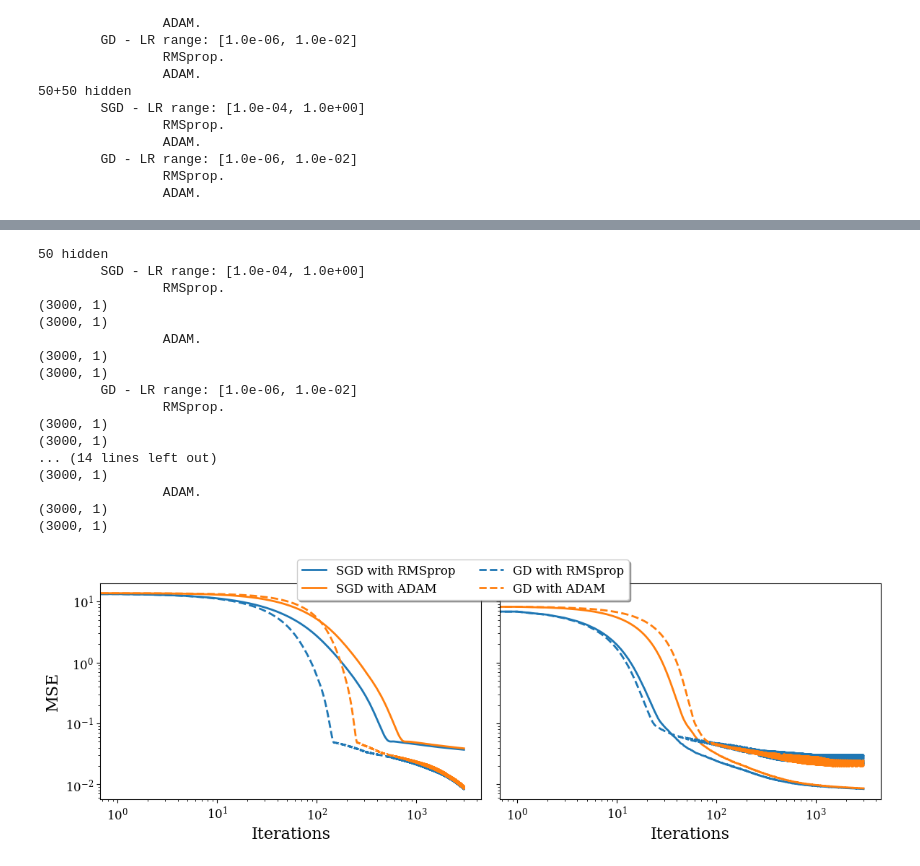
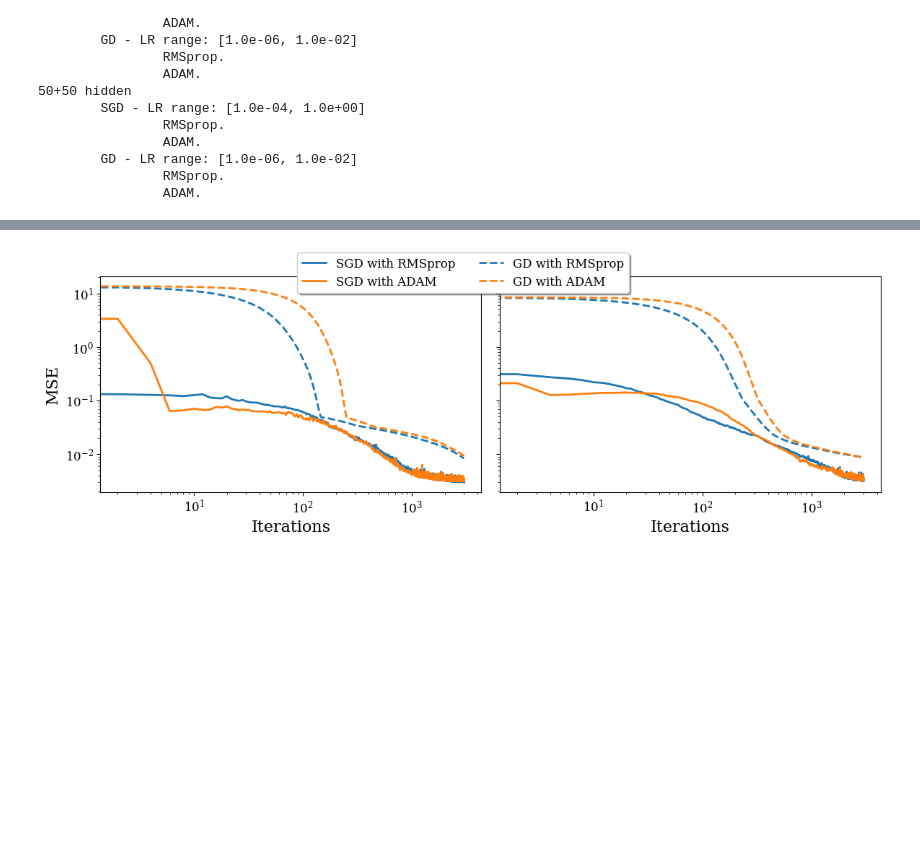
Before and after one commit to HeineEH/FYS-STK3155_Project2, a Jupyter notebook: code/exercise_2b.ipynb, the cells around one changed output, grey strips where cells are left out. Saved outputs shown, nothing was run; the diff lists cells and outputs as text; code cells hidden in the pictures; blank space fills up the shorter version.

Commit message:
Used best learning rate for mse_vs_iterations plot

```diff
--- a/code/exercise_2b.ipynb
+++ b/code/exercise_2b.ipynb
@@ -247,0 +247,2 @@ plt.show()
+# %%
+best_learning_rates_idx = np.argmin(all_mse_data, axis=3)
@@ -248,74 +296,27 @@ plt.show()
 # %%
-all_mse_data = np.zeros((len(models), len(training_methods), len(step_methods),iterations,1))
-
-single_learning_rate = [learning_rates[5]]
-
-# Analyze mse vs. learning rates for each combination of model, training method, and step method
-for i, (model_title, model) in enumerate(models):
-    print(model_title)
-    for j, (training_method_name, training_method, (min_log_lr, max_log_lr)) in enumerate(training_methods):
-        print(f"\t{training_method_name} - LR range: [{10**min_log_lr:.1e}, {10**max_log_lr:.1e}]")
-        for k, (step_method_name, step_method) in enumerate(step_methods):
-            print(f"\t\t{step_method_name}", end="")
-
-            np.random.seed(124)
-            mse_data = analyze_model_learning_rates(
-                model,
-                training_method(
-                    step_method = step_method,
-                    inputs = x_train_scaled,
-                    targets = y_train - y_mean,
-                    test_inputs = x_test_scaled,
-                    test_targets = y_test - y_mean,
-                ),
-                single_learning_rate,
-                iterations,
-                track_mse = True
-            )
-            print(".")
-            print(all_mse_data[i][j][k].shape)
-            print(mse_data.shape)
-            all_mse_data[i][j][k] = mse_data
-
+# Plot MSE vs. iterations
 fig, axes = plt.subplots(1, len(models), figsize=(12, 4), sharey=True)
 for i, (model_title, _) in enumerate(models):
     for j, (training_method_name, _, (min_log_lr, max_log_lr)) in enumerate(training_methods):
         learning_rate = max_log_lr
         for k, (step_method_name, _) in enumerate(step_methods):
-            mse_data = all_mse_data[i][j][k][:,0]
-            axes[i].plot(range(iterations), mse_data,
+            mse_data = all_mse_track_data[i][j][k]
+            axes[i].plot(mse_data[:,0][::2], mse_data[:,1][::2], # Every other point to reduce clutter
                      label=f"{training_method_name} with {step_method_name}",
                      c=f"C{k}",
                      linestyle = "-" if j == 0 else "--",
             )
     axes[i].set_xscale("log")
     axes[i].set_yscale("log")
     axes[i].set_xlabel("Iterations")
 axes[0].set_ylabel("MSE")
 single_legends = axes[0].get_legend_handles_labels()
 fig.legend(
     handles=single_legends[0], labels=single_legends[1],
     loc='upper center', bbox_to_anchor=(0.5, 1.05),
     ncol=2, fancybox=True, shadow=True
 )
-plt.savefig("../figs/mse_vs_iterations_max_lr.pdf")
+plt.savefig("../figs/mse_vs_iterations_best_lr.pdf")
 plt.show()
 # %% [output]
-50 hidden
-        SGD - LR range: [1.0e-04, 1.0e+00]
-                RMSprop.
-(3000, 1)
-(3000, 1)
-                ADAM.
-(3000, 1)
-(3000, 1)
-        GD - LR range: [1.0e-06, 1.0e-02]
-                RMSprop.
-(3000, 1)
-(3000, 1)
-... (14 lines left out)
-(3000, 1)
-                ADAM.
-(3000, 1)
-(3000, 1)
-[figure, old version]
+[figure, new version]
```
Also changed, not shown: parts of 6 cells of this notebook, 2 other files.
